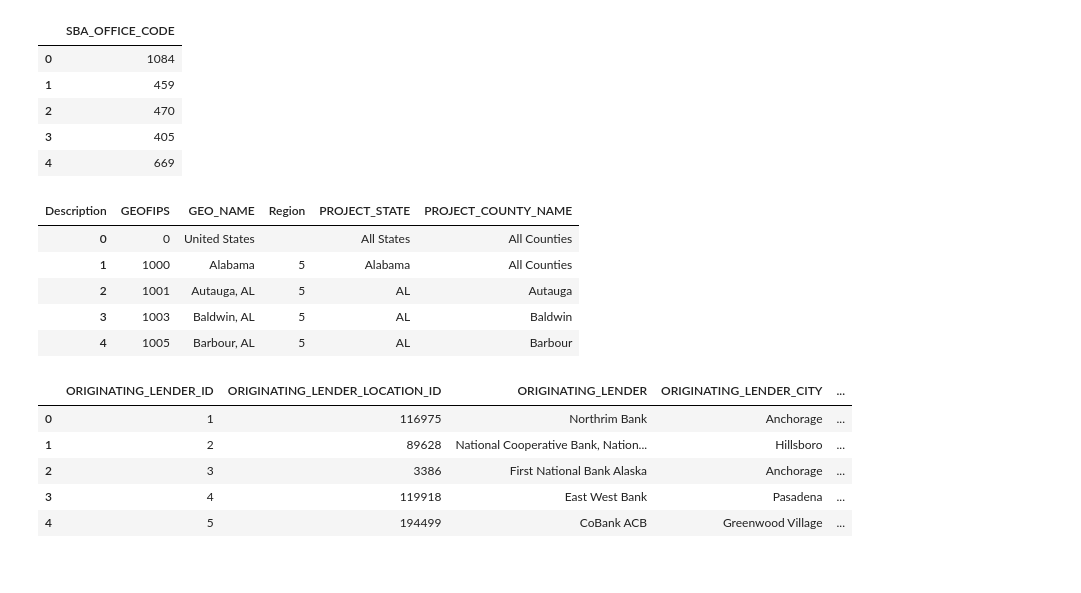
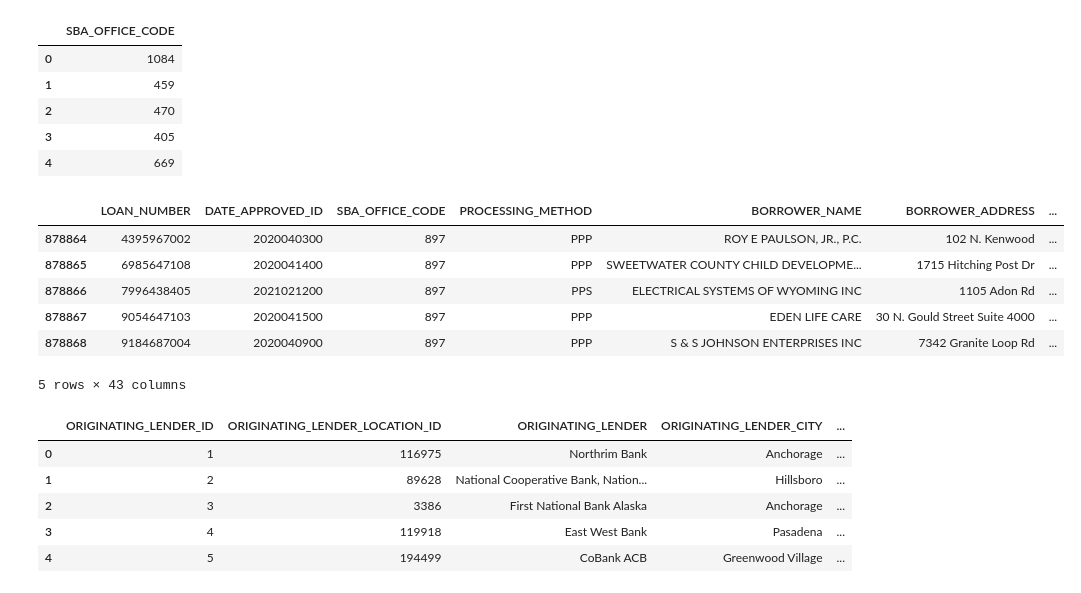
Before and after one commit to joseASC6/PPP_loan_analysis, a Jupyter notebook: programming_scripts/transform_and_load_data.ipynb, the cells around one changed output. Cells and saved outputs as stored; diff of their text form; code cells hidden in the pictures.

```diff
--- a/programming_scripts/transform_and_load_data.ipynb
+++ b/programming_scripts/transform_and_load_data.ipynb
@@ -394,6 +394,7 @@ def reformat_ppp_loan_data():
     df_ppp['BORROWER_CITY'] = df_ppp['BORROWER_CITY'].str.title()
     df_ppp['ORIGINATING_LENDER_CITY'] = df_ppp['ORIGINATING_LENDER_CITY'].str.title()
     df_ppp['SERVICING_LENDER_CITY'] = df_ppp['SERVICING_LENDER_CITY'].str.title()
+    df_ppp['PROJECT_COUNTY_NAME'] = df_ppp['PROJECT_COUNTY_NAME'].str.title()
 
     #df_ppp['LOAN_NUMBER'] = df_ppp['LOAN_NUMBER'].astype(int)
     df_ppp['DATE_APPROVED_ID'] = df_ppp['DATE_APPROVED_ID'].astype(int)
@@ -477,46 +478,58 @@ dim_sba_office.head()
 | 3 | 405 |
 | 4 | 669 |
 # %%
-dim_geography = pd.DataFrame(columns=['GEOFIPS', 'GEONAME', 'PROJECT_COUNTY_NAME', 'PROJECT_STATE'])
 """
 GEOFIPS and GEO_NAME are from the GDP data
 PROJECT_COUNTY_NAME and PROJECT_STATE are a needed reference for the PPP data
 
 If the GEO_FIPS = 0, then it is the United States
 Project State will be "All States", and Project County will be "All Counties"
 
 If the GEO_FIPS ends with "000", then it is a state.
 So PROJECT_STATE will be the GEO_NAME, and the PROJECT_COUNTY_NAME will be "All Counties"
 
 for anything else, we can split the GEO_NAME by ", " and get the first part as the PROJECT_COUNTY_NAME and the second part as the PROJECT_STATE
 """
 dim_geography = clean_gdp_data[['GEOFIPS', 'GEO_NAME', 'Region']].drop_duplicates()
 dim_geography = dim_geography.reset_index(drop=True)
 
 dim_geography['PROJECT_STATE'] = dim_geography['GEO_NAME'].str.split(',').str[1].str.strip()
 dim_geography['PROJECT_COUNTY_NAME'] = dim_geography['GEO_NAME'].str.split(',').str[0].str.strip()
 
 # Temporarily set GEO_FIPS to string
 dim_geography['GEOFIPS'] = dim_geography['GEOFIPS'].astype(str)
 
 # Set the PROJECT_STATE and PROJECT_COUNTY_NAME for the United States
 dim_geography.loc[dim_geography['GEOFIPS'] == '0', 'PROJECT_STATE'] = 'All States'
 dim_geography.loc[dim_geography['GEOFIPS'] == '0', 'PROJECT_COUNTY_NAME'] = 'All Counties'
 
 # Set the PROJECT_STATE and PROJECT_COUNTY_NAME for the States
 dim_geography.loc[dim_geography['GEOFIPS'].str.endswith('000'), 'PROJECT_STATE'] = dim_geography['GEO_NAME']
 dim_geography.loc[dim_geography['GEOFIPS'].str.endswith('000'), 'PROJECT_COUNTY_NAME'] = 'All Counties'
 
 # Reset the GEO_FIPS to int
 dim_geography['GEOFIPS'] = dim_geography['GEOFIPS'].astype(int)
-dim_geography.head()
+
+# In the clean_ppp_data, create the GEONAME column using the PROJECT_STATE and PROJECT_COUNTY_NAME
+clean_ppp_data['GEO_NAME'] = clean_ppp_data['PROJECT_COUNTY_NAME'] + ', ' + clean_ppp_data['PROJECT_STATE']
+
+#Show me the PROJECT_STATE and PROJECT_COUNTY_NAME, GEO_NAME head in the clean_ppp_data
+clean_ppp_data[['PROJECT_STATE', 'PROJECT_COUNTY_NAME', 'GEO_NAME']].head()
+
+
+# Merge the clean_ppp_data with the dim_geography to get the GEO_FIPS
+clean_ppp_data = clean_ppp_data.merge(dim_geography[['GEO_NAME', 'GEOFIPS']], on='GEO_NAME', how='left', suffixes=('', '_dim_geography'))
+# Make GEO_FIPS as int
+
+clean_ppp_data.tail()
 # %% [output]
-| Description | GEOFIPS | GEO_NAME | Region | PROJECT_STATE | PROJECT_COUNTY_NAME |
-| 0 | 0 | United States |  | All States | All Counties |
-| 1 | 1000 | Alabama | 5 | Alabama | All Counties |
-| 2 | 1001 | Autauga, AL | 5 | AL | Autauga |
-| 3 | 1003 | Baldwin, AL | 5 | AL | Baldwin |
-| 4 | 1005 | Barbour, AL | 5 | AL | Barbour |
+|  | LOAN_NUMBER | DATE_APPROVED_ID | SBA_OFFICE_CODE | PROCESSING_METHOD | BORROWER_NAME | BORROWER_ADDRESS | ... |
+| 878864 | 4395967002 | 2020040300 | 897 | PPP | ROY E PAULSON, JR., P.C. | 102 N. Kenwood | ... |
+| 878865 | 6985647108 | 2020041400 | 897 | PPP | SWEETWATER COUNTY CHILD DEVELOPME... | 1715 Hitching Post Dr | ... |
+| 878866 | 7996438405 | 2021021200 | 897 | PPS | ELECTRICAL SYSTEMS OF WYOMING INC | 1105 Adon Rd | ... |
+| 878867 | 9054647103 | 2020041500 | 897 | PPP | EDEN LIFE CARE | 30 N. Gould Street Suite 4000 | ... |
+| 878868 | 9184687004 | 2020040900 | 897 | PPP | S & S JOHNSON ENTERPRISES INC | 7342 Granite Loop Rd | ... |
+5 rows × 43 columns
 # %%
 dim_originating_lender = clean_ppp_data[['ORIGINATING_LENDER_LOCATION_ID', 'ORIGINATING_LENDER', 'ORIGINATING_LENDER_CITY', 'ORIGINATING_LENDER_STATE']].drop_duplicates()
 dim_originating_lender["ORIGINATING_LENDER_ID"] = range(1, len(dim_originating_lender) + 1)
```
Also changed, not shown: parts of 9 cells of this notebook.
